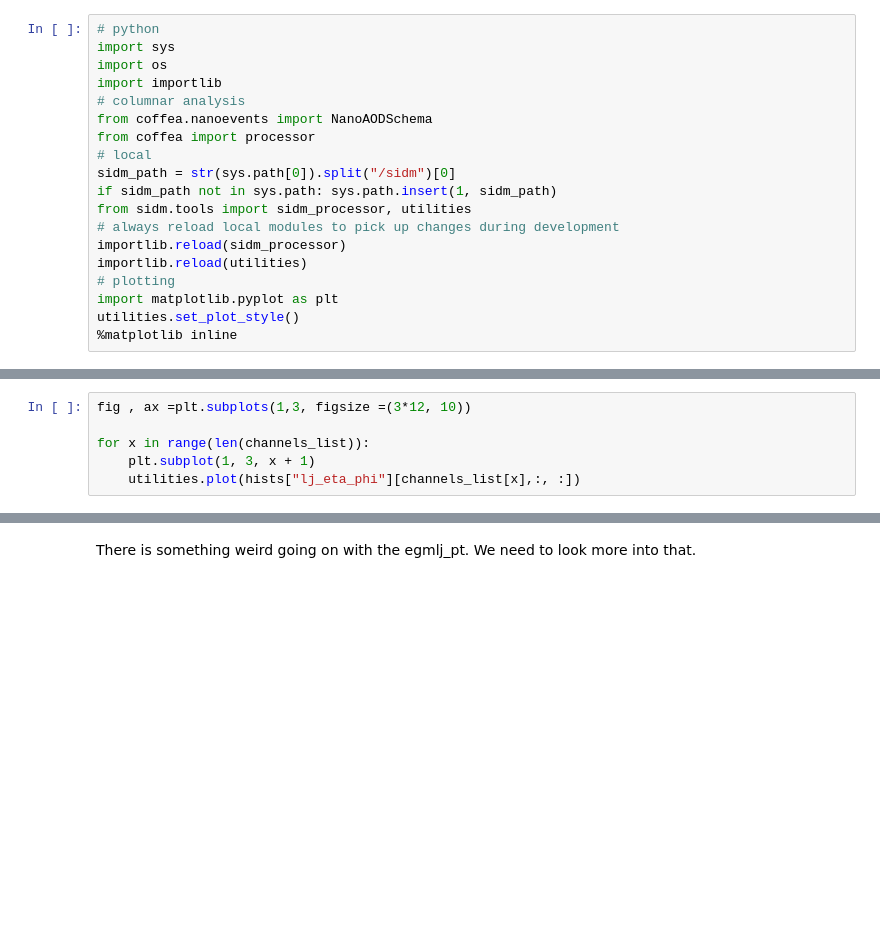
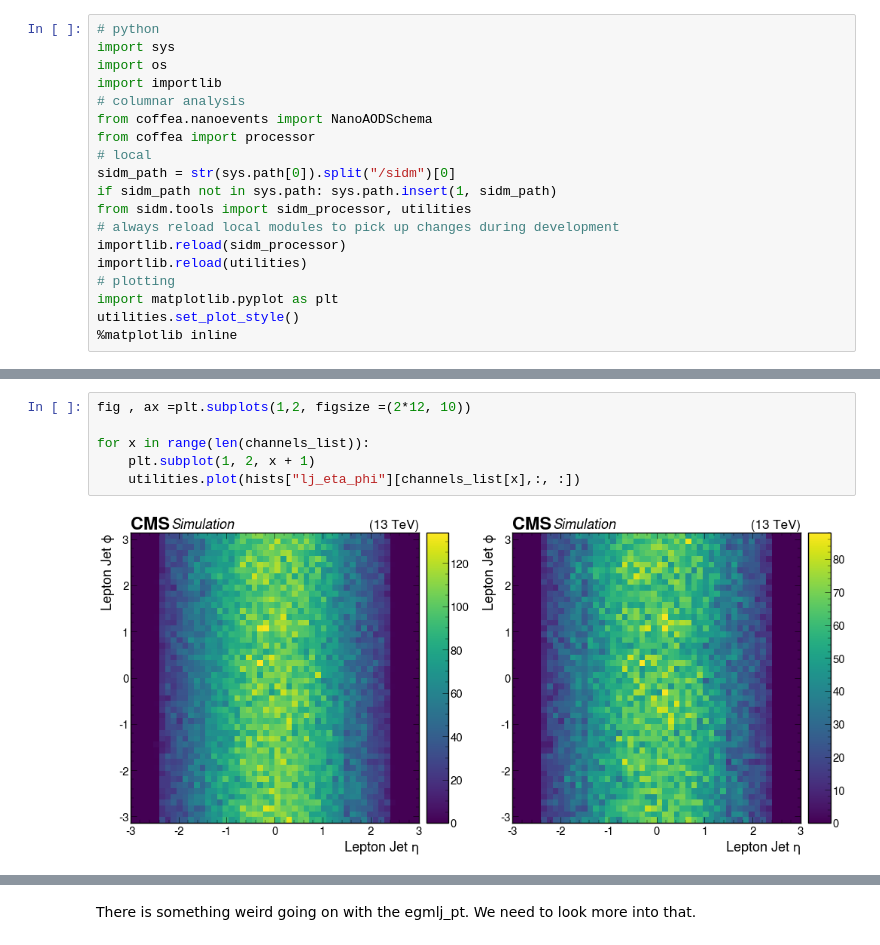
Before and after one commit to mariajose2398/SIDM, a Jupyter notebook: sidm/studies/signal_kinematics/lepton_jets.ipynb, the cells around one changed output, grey strips where cells are left out. Cells and saved outputs as stored; diff of their text form; blank space fills up the shorter version.

```diff
--- a/sidm/studies/signal_kinematics/lepton_jets.ipynb
+++ b/sidm/studies/signal_kinematics/lepton_jets.ipynb
@@ -106,9 +101,11 @@ for h in range(len(histograms_list)):
 # %%
-fig , ax =plt.subplots(1,3, figsize =(3*12, 10))
+fig , ax =plt.subplots(1,2, figsize =(2*12, 10))
 
 for x in range(len(channels_list)):
-    plt.subplot(1, 3, x + 1)
+    plt.subplot(1, 2, x + 1)
     utilities.plot(hists["lj_eta_phi"][channels_list[x],:, :])
+# %% [output]
+[figure, added]
 # %%
 
 output["out"][samples[0]]["cutflow"]["base"].print_table(unweighted=True)
```
Also changed, not shown: parts of 4 cells of this notebook.
